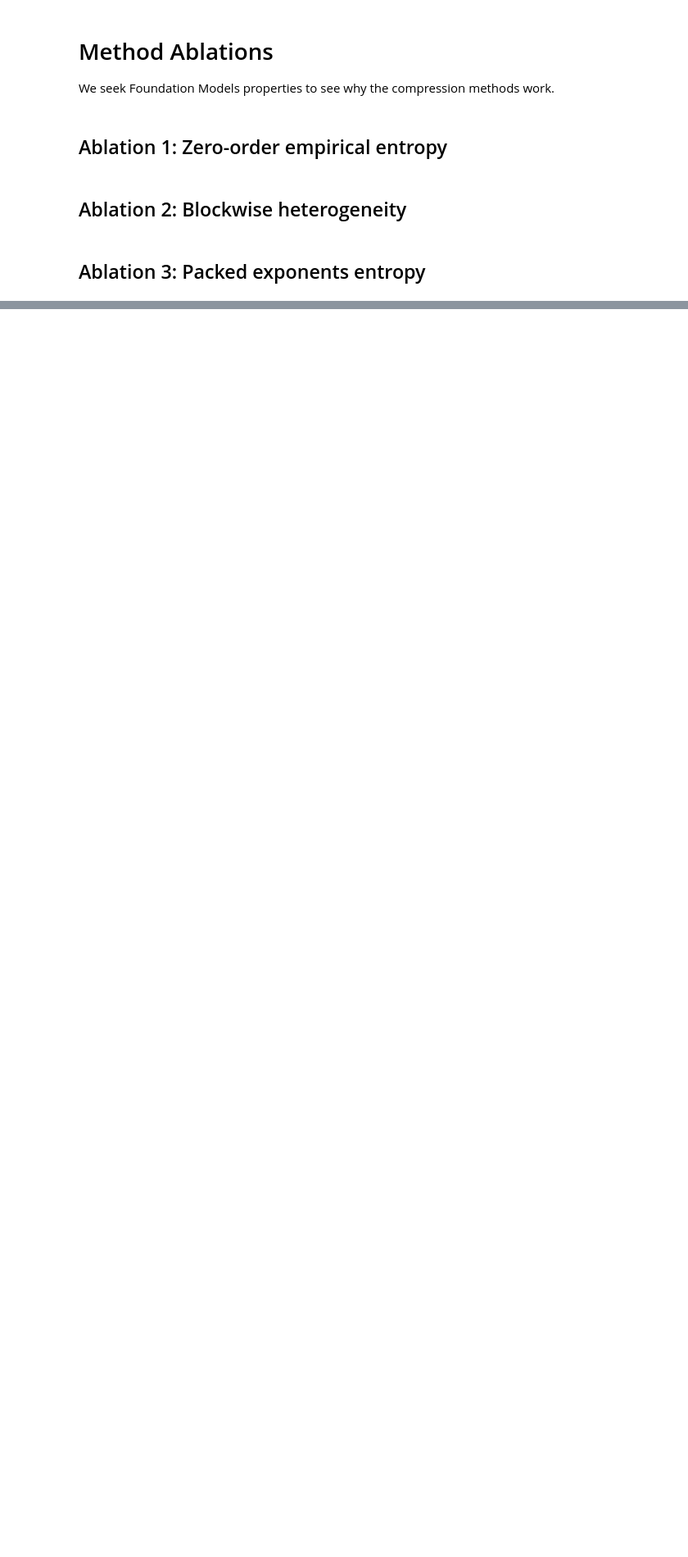
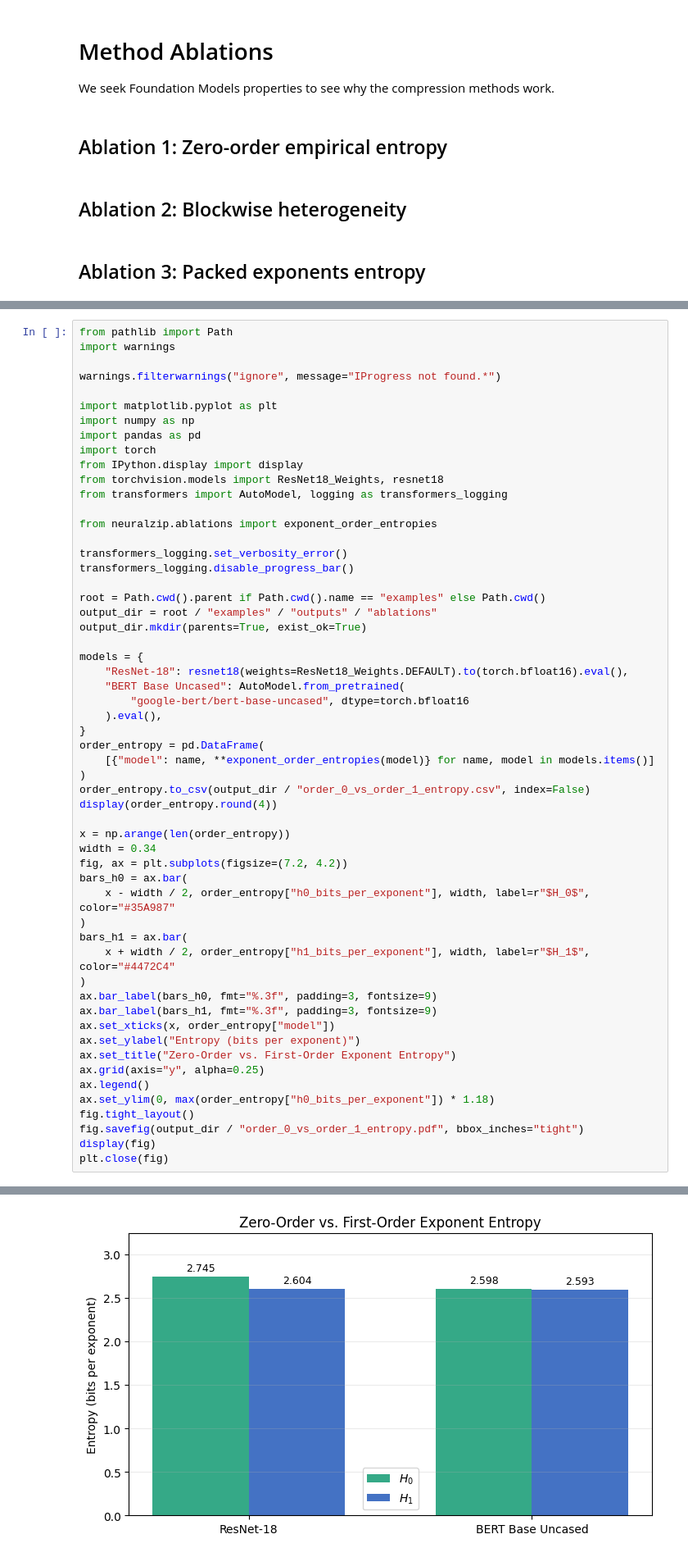
Before and after one commit to MartinEBravo/neuralzip, a Jupyter notebook: examples/0-ablations.ipynb, the cells around one changed output, grey strips where cells are left out. Shown at 82% size. Drawn from its saved outputs; the diff is of its cells as text; blank space fills up the shorter version.

Commit message:
Add first-order exponent entropy ablation

```diff
--- a/examples/0-ablations.ipynb
+++ b/examples/0-ablations.ipynb
@@ -10,0 +15,57 @@ We seek Foundation Models properties to see why the compression methods work.
+# %%
+from pathlib import Path
+import warnings
+
+warnings.filterwarnings("ignore", message="IProgress not found.*")
+
+import matplotlib.pyplot as plt
+import numpy as np
+import pandas as pd
+import torch
+from IPython.display import display
+from torchvision.models import ResNet18_Weights, resnet18
+from transformers import AutoModel, logging as transformers_logging
+
+from neuralzip.ablations import exponent_order_entropies
+
+transformers_logging.set_verbosity_error()
+transformers_logging.disable_progress_bar()
+
+root = Path.cwd().parent if Path.cwd().name == "examples" else Path.cwd()
+output_dir = root / "examples" / "outputs" / "ablations"
+output_dir.mkdir(parents=True, exist_ok=True)
+
+models = {
+    "ResNet-18": resnet18(weights=ResNet18_Weights.DEFAULT).to(torch.bfloat16).eval(),
+    "BERT Base Uncased": AutoModel.from_pretrained(
+        "google-bert/bert-base-uncased", dtype=torch.bfloat16
+    ).eval(),
+}
+order_entropy = pd.DataFrame(
+    [{"model": name, **exponent_order_entropies(model)} for name, model in models.items()]
+)
+order_entropy.to_csv(output_dir / "order_0_vs_order_1_entropy.csv", index=False)
+display(order_entropy.round(4))
+
+x = np.arange(len(order_entropy))
+width = 0.34
+fig, ax = plt.subplots(figsize=(7.2, 4.2))
+bars_h0 = ax.bar(
+    x - width / 2, order_entropy["h0_bits_per_exponent"], width, label=r"$H_0$", color="#35A987"
+)
+bars_h1 = ax.bar(
+    x + width / 2, order_entropy["h1_bits_per_exponent"], width, label=r"$H_1$", color="#4472C4"
+)
+ax.bar_label(bars_h0, fmt="%.3f", padding=3, fontsize=9)
+ax.bar_label(bars_h1, fmt="%.3f", padding=3, fontsize=9)
+ax.set_xticks(x, order_entropy["model"])
+ax.set_ylabel("Entropy (bits per exponent)")
+ax.set_title("Zero-Order vs. First-Order Exponent Entropy")
+ax.grid(axis="y", alpha=0.25)
+ax.legend()
+ax.set_ylim(0, max(order_entropy["h0_bits_per_exponent"]) * 1.18)
+fig.tight_layout()
+fig.savefig(output_dir / "order_0_vs_order_1_entropy.pdf", bbox_inches="tight")
+display(fig)
+plt.close(fig)
+# %% [output]
@@ -10,0 +75 @@ We seek Foundation Models properties to see why the compression methods work.
+[figure, added]
```
Also changed, not shown: parts of 2 cells of this notebook, 2 other files.
